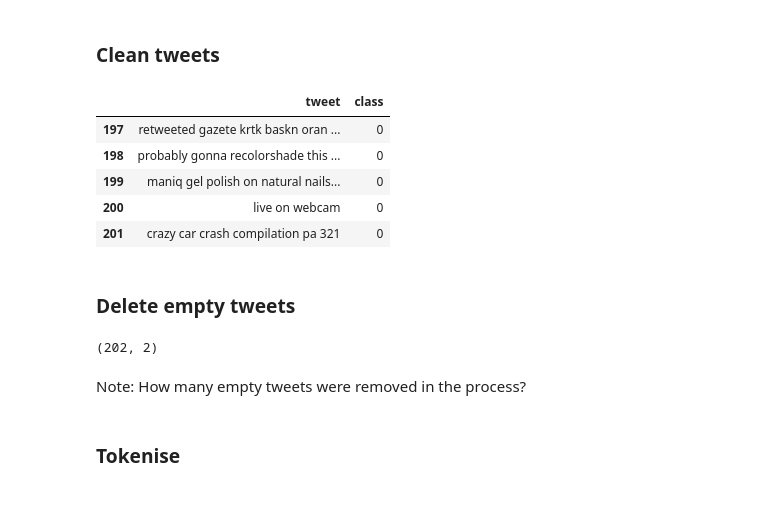
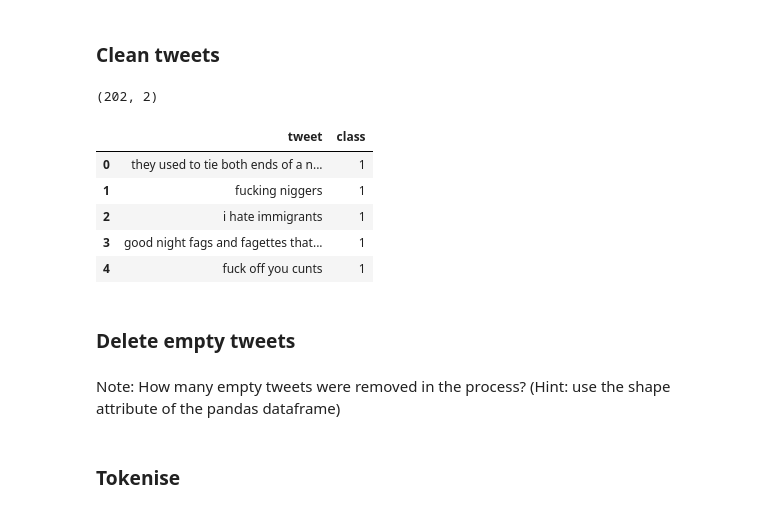
Before and after one commit to mednche/Hate-speech-twitter-NLP, a Jupyter notebook: Classifier-hate-speech.ipynb, the cells around one changed output. Saved outputs shown, nothing was run; the diff lists cells and outputs as text; code cells hidden in the pictures.

```diff
--- a/Classifier-hate-speech.ipynb
+++ b/Classifier-hate-speech.ipynb
@@ -107,21 +115,27 @@ def cleanTweet(tweet):
     tweet = tweet.lower()
     #Convert www.* or https?://* to ''
     tweet = re.sub('((www\.[^\s]+)|(https?://[^\s]+))','',tweet)
-    # removing the RT before the @user
+    #Remove the RT before the @user
     tweet = re.sub('rt','',tweet)
     #Replace #word with word
     tweet = re.sub(r'#([^\s]+)', r'\1', tweet)
-    #Convert @username to ''
+    #Remove @username
     tweet = re.sub('@[^\s]+','',tweet)
     #Remove additional white spaces
     tweet = re.sub('[\s]+', ' ', tweet)
-    # remove non ASCII characters (emojies)
+    #Remove non ASCII characters (emojies)
     tweet= re.sub(r'[^\x00-\x7F]+','', tweet)
-    # remove punctuation
+    #Remove punctuation
     tweet = "".join(l for l in tweet if l not in string.punctuation)
-    #trim
+    #Trim
     tweet = tweet.strip('\'"')
-    # remove beginning and end space
+    #Remove beginning and end space
     tweet = tweet.strip()
 
+
     return tweet
+
+#  apply cleaning function on each tweet of the pandas dataframe
+data_balanced['tweet'] = data_balanced['tweet'].apply(cleanTweet)
+# %% [output]
+(202, 2)
@@ -131,12 +142,12 @@ data_balanced['tweet'] = data_balanced['tweet'].apply(cleanTweet)
 # %%
-data_balanced.tail()
+data_balanced.head()
 # %% [output]
 |  | tweet | class |
-| 197 | retweeted gazete krtk baskn oran ... | 0 |
-| 198 | probably gonna recolorshade this ... | 0 |
-| 199 | maniq gel polish on natural nails... | 0 |
-| 200 | live on webcam | 0 |
-| 201 | crazy car crash compilation pa 321 | 0 |
+| 0 | they used to tie both ends of a n... | 1 |
+| 1 | fucking niggers | 1 |
+| 2 | i hate immigrants | 1 |
+| 3 | good night fags and fagettes that... | 1 |
+| 4 | fuck off you cunts | 1 |
 # %% [markdown]
 ### Delete empty tweets
 # %%
@@ -145,10 +157,6 @@ data_balanced['tweet'].replace('', np.nan, inplace=True)
 data_balanced.dropna(subset=['tweet'], inplace=True)
-# %%
-data_balanced.shape
-# %% [output]
-(202, 2)
 # %% [markdown]
-Note: How many empty tweets were removed in the process?
+Note: How many empty tweets were removed in the process? (Hint: use the shape attribute of the pandas dataframe)
 # %% [markdown]
 ###  Tokenise
 # %% [markdown]
```
Also changed, not shown: parts of 76 cells of this notebook.
